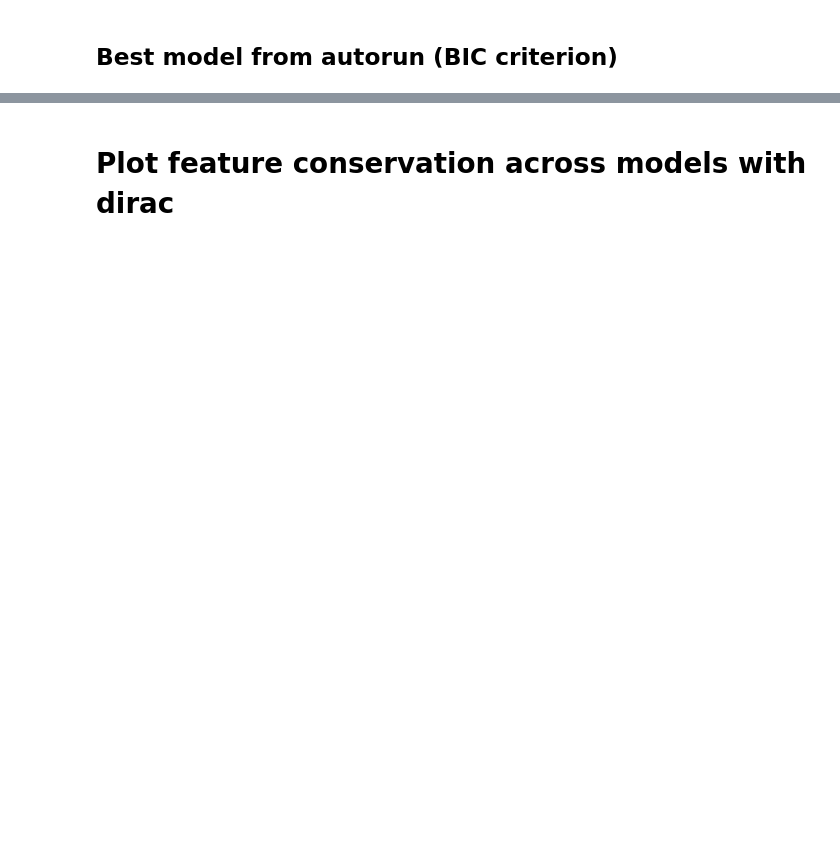
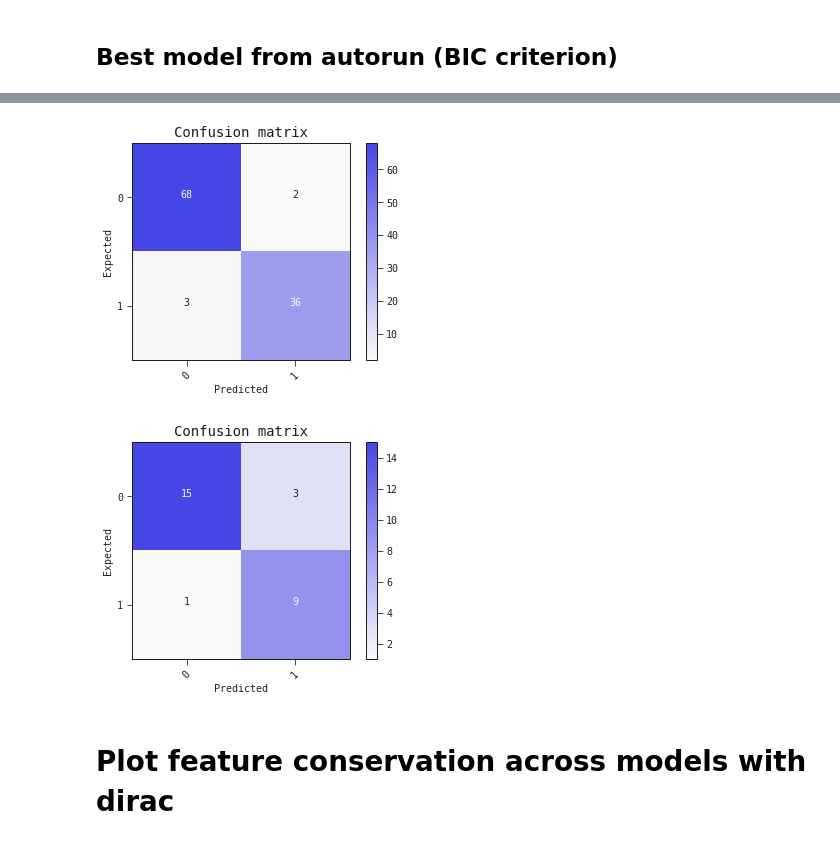
Before and after one commit to abzu-ai/QLattice-clinical-omics, a Jupyter notebook: notebooks/AD_case.ipynb, the cells around one changed output, grey strips where cells are left out. Cells and saved outputs as stored; diff of their text form; code cells hidden in the pictures; blank space fills up the shorter version.

```diff
--- a/notebooks/AD_case.ipynb
+++ b/notebooks/AD_case.ipynb
@@ -94,3 +112,9 @@ best_model.plot(train_val,test, filename=pathname+projectname+'bestmodel_summary
+# %%
+best_model.plot_confusion_matrix(train_val, filename=pathname+projectname+'confusion_train'+'.pdf')
+best_model.plot_confusion_matrix(test, filename=pathname+projectname+'confusion_ttest'+'.pdf')
+# %% [output]
+[figure, added]
+[figure, added]
 # %% [markdown]
 # Plot feature conservation across models with dirac
 # %%
```
Also changed, not shown: parts of 13 cells of this notebook, 8 other files.
